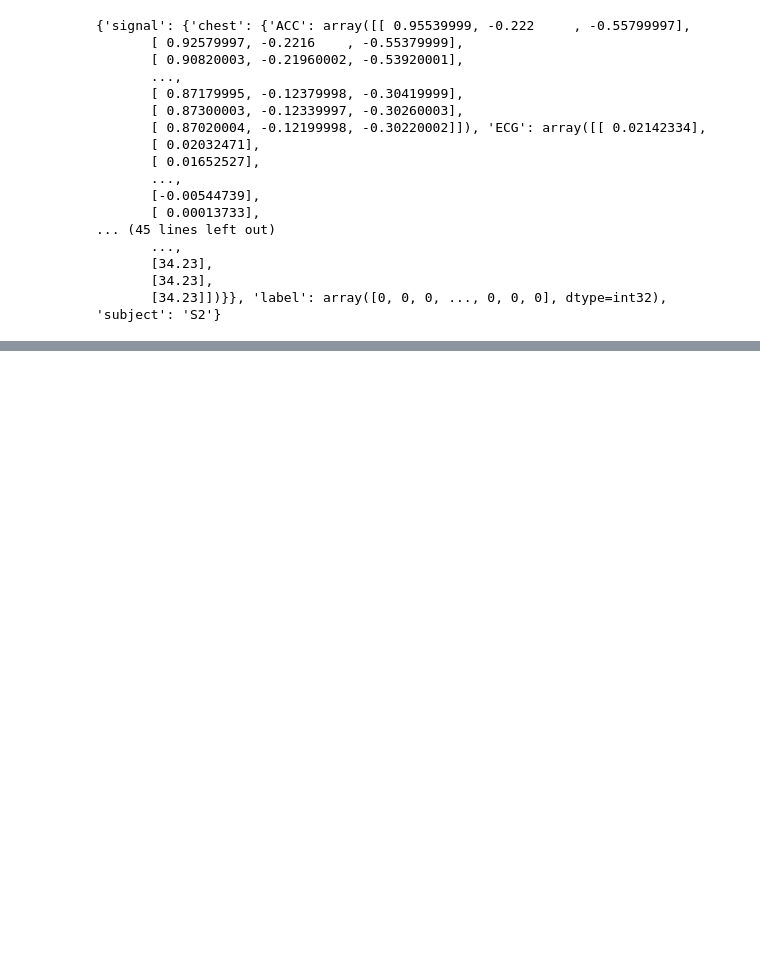
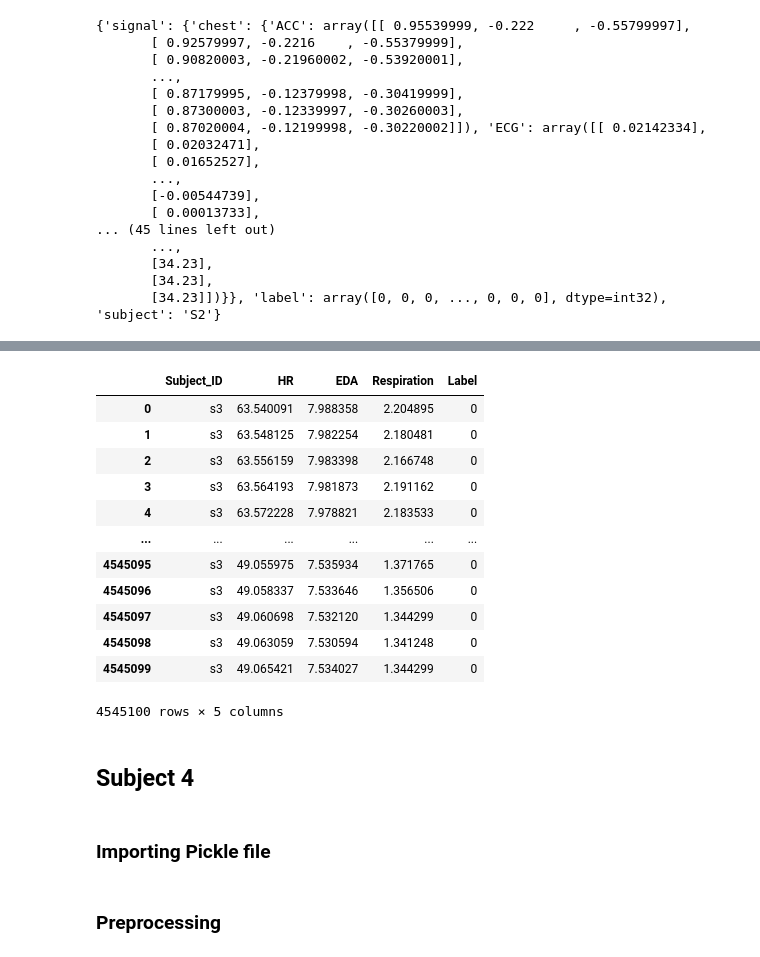
Before and after one commit to abdul-azeem-elsharkawy/Stress-Detection-via-Wearable-Sensors, a Jupyter notebook: stress-detection-via-wearable-sensors.ipynb, the cells around one changed output, grey strips where cells are left out. Saved outputs shown, nothing was run; the diff lists cells and outputs as text; code cells hidden in the pictures; blank space fills up the shorter version.

```diff
--- a/stress-detection-via-wearable-sensors.ipynb
+++ b/stress-detection-via-wearable-sensors.ipynb
@@ -103,0 +126,3 @@ print(time)
+# %%
+with open('/kaggle/input/wesad-full-dataset/WESAD/S3/S3.pkl', "rb") as file:
+    s3 = pickle.load(file, encoding="latin1")
@@ -103,0 +131,56 @@ print(time)
+# %%
+s3_ecg_signal = s3["signal"]["chest"]["ECG"]
+s3_eda_signal = s3["signal"]["chest"]["EDA"]
+s3_resp_signal = s3["signal"]["chest"]["Resp"]
+s3_labels = s3["label"]
+
+# Flatten the data (make it 1D array)
+s3_ecg_signal = s3_ecg_signal.flatten()
+s3_eda_signal = s3_eda_signal.flatten()
+s3_resp_signal = s3_resp_signal.flatten()
+
+# Noise Reduction
+s3_ecg_cleaned = nk.ecg_clean(s3_ecg_signal, sampling_rate=fs_ecg)
+
+# Finding R-Peaks
+s3_r_peaks, _ = signal.find_peaks(s3_ecg_cleaned, distance=fs_ecg*0.6, height=np.mean(s3_ecg_cleaned))
+
+# Calculate HR in Beats Per Minute (BPM)
+s3_rr_intervals = np.diff(s3_r_peaks) / fs_ecg
+s3_hr_bpm = 60 / s3_rr_intervals
+
+# Making HR and EDA equal in number of samples
+s3_hr_bpm_resampled = np.interp(np.linspace(0, len(s3_hr_bpm), len(s3_eda_signal)),
+                             np.linspace(0, len(s3_hr_bpm), len(s3_hr_bpm)),
+                             s3_hr_bpm)
+
+# Synchronizing features and labels
+s3_data_dict = {
+    "Subject_ID": 's3',
+    "HR": s3_hr_bpm_resampled,         # معدل ضربات القلب (HR) متزامن مع EDA
+    "EDA": s3_eda_signal[:len(s3_hr_bpm_resampled)],  # اقتصاص EDA ليتطابق مع HR
+    "Respiration": s3_resp_signal[:len(s3_hr_bpm_resampled)],  # اقتصاص Respiration
+    "Label": s3_labels[:len(s3_hr_bpm_resampled)]  # التصنيفات الخاصة بالمريض
+}
+
+s3_df = pd.DataFrame(s3_data_dict)
+# %%
+s3_df
+# %% [output]
+|  | Subject_ID | HR | EDA | Respiration | Label |
+| 0 | s3 | 63.540091 | 7.988358 | 2.204895 | 0 |
+| 1 | s3 | 63.548125 | 7.982254 | 2.180481 | 0 |
+| 2 | s3 | 63.556159 | 7.983398 | 2.166748 | 0 |
+| 3 | s3 | 63.564193 | 7.981873 | 2.191162 | 0 |
+| 4 | s3 | 63.572228 | 7.978821 | 2.183533 | 0 |
+| ... | ... | ... | ... | ... | ... |
+| 4545095 | s3 | 49.055975 | 7.535934 | 1.371765 | 0 |
+| 4545096 | s3 | 49.058337 | 7.533646 | 1.356506 | 0 |
+| 4545097 | s3 | 49.060698 | 7.532120 | 1.344299 | 0 |
+| 4545098 | s3 | 49.063059 | 7.530594 | 1.341248 | 0 |
+| 4545099 | s3 | 49.065421 | 7.534027 | 1.344299 | 0 |
+4545100 rows × 5 columns
+# %% [markdown]
+## Subject 4
+# %% [markdown]
+### Importing Pickle file
@@ -103,0 +190,2 @@ print(time)
+# %% [markdown]
+### Preprocessing
```
Also changed, not shown: parts of 31 cells of this notebook.
